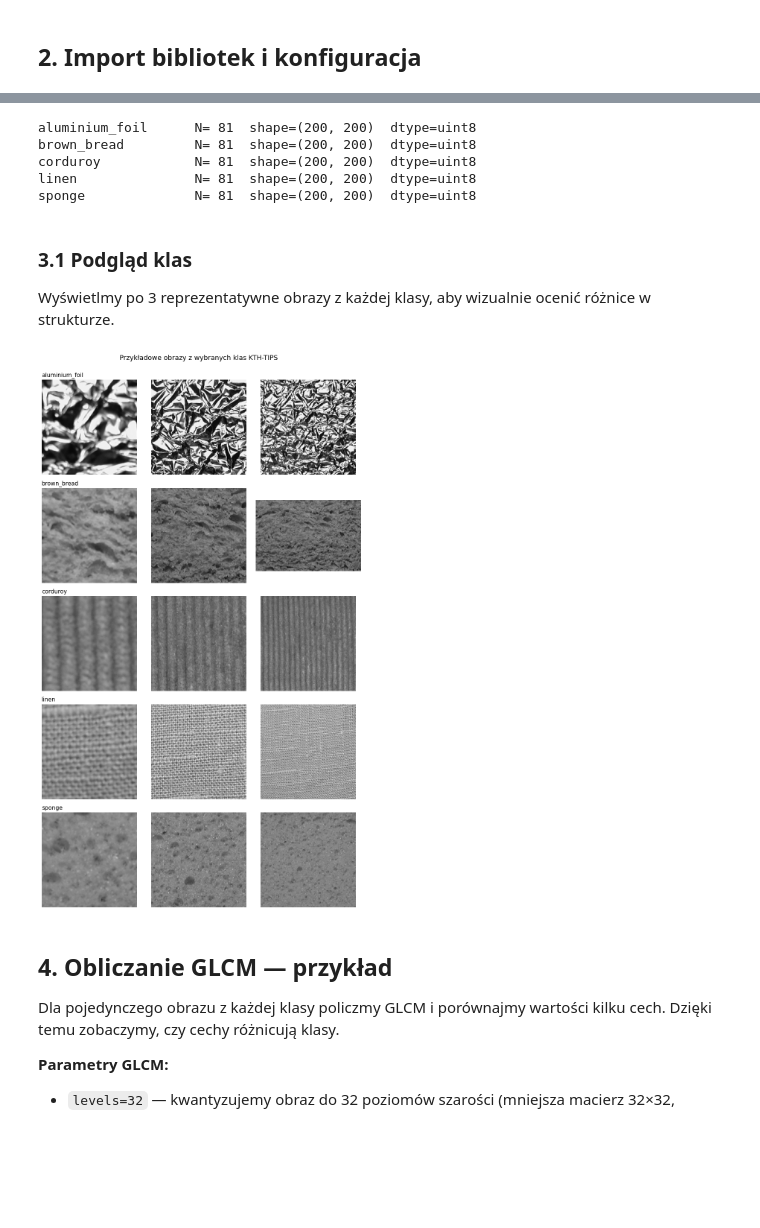
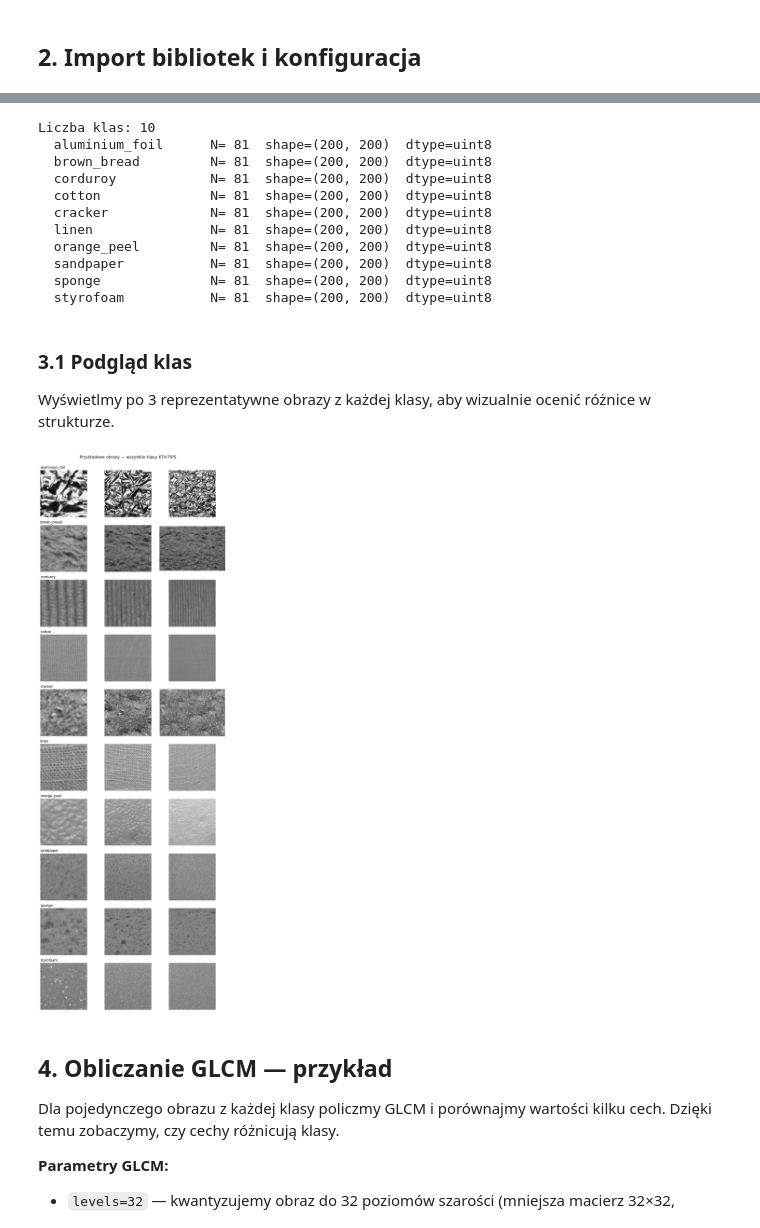
Before and after one commit to Ki3mONo/Computer-Vision-AGH, a Jupyter notebook: lab4/lab4.ipynb, the cells around one changed output, grey strips where cells are left out. Cells and saved outputs as stored; diff of their text form; code cells hidden in the pictures; blank space fills up the shorter version.

Commit message:
lab4 all classes

```diff
--- a/lab4/lab4.ipynb
+++ b/lab4/lab4.ipynb
@@ -67,6 +72,6 @@ Wybieramy **5 klas** o wyraźnie różnej strukturze powierzchni, aby zadanie kl
 # %%
 DATA_DIR = Path('KTH_TIPS')
-CLASSES = ['aluminium_foil', 'brown_bread', 'corduroy', 'linen', 'sponge']
+CLASSES = sorted([d.name for d in DATA_DIR.iterdir() if d.is_dir()])
 
 def load_class_images(class_name, data_dir=DATA_DIR):
     folder = data_dir / class_name
@@ -77,32 +82,39 @@ def load_class_images(class_name, data_dir=DATA_DIR):
     return images
 
 dataset = {c: load_class_images(c) for c in CLASSES}
+print(f'Liczba klas: {len(CLASSES)}')
 for c, imgs in dataset.items():
-    print(f'{c:18s}  N={len(imgs):3d}  shape={imgs[0].shape}  dtype={imgs[0].dtype}')
+    print(f'  {c:18s}  N={len(imgs):3d}  shape={imgs[0].shape}  dtype={imgs[0].dtype}')
 # %% [output]
-aluminium_foil      N= 81  shape=(200, 200)  dtype=uint8
-brown_bread         N= 81  shape=(200, 200)  dtype=uint8
-corduroy            N= 81  shape=(200, 200)  dtype=uint8
-linen               N= 81  shape=(200, 200)  dtype=uint8
-sponge              N= 81  shape=(200, 200)  dtype=uint8
+Liczba klas: 10
+  aluminium_foil      N= 81  shape=(200, 200)  dtype=uint8
+  brown_bread         N= 81  shape=(200, 200)  dtype=uint8
+  corduroy            N= 81  shape=(200, 200)  dtype=uint8
+  cotton              N= 81  shape=(200, 200)  dtype=uint8
+  cracker             N= 81  shape=(200, 200)  dtype=uint8
+  linen               N= 81  shape=(200, 200)  dtype=uint8
+  orange_peel         N= 81  shape=(200, 200)  dtype=uint8
+  sandpaper           N= 81  shape=(200, 200)  dtype=uint8
+  sponge              N= 81  shape=(200, 200)  dtype=uint8
+  styrofoam           N= 81  shape=(200, 200)  dtype=uint8
 # %% [markdown]
 ### 3.1 Podgląd klas
 
 Wyświetlmy po 3 reprezentatywne obrazy z każdej klasy, aby wizualnie ocenić różnice w strukturze.
 # %%
-fig, axes = plt.subplots(len(CLASSES), 3, figsize=(9, 3 * len(CLASSES)))
+N_PREVIEW = 3
+fig, axes = plt.subplots(len(CLASSES), N_PREVIEW, figsize=(3 * N_PREVIEW, 2.5 * len(CLASSES)))
 for row, c in enumerate(CLASSES):
-    samples = dataset[c][::len(dataset[c]) // 3][:3]
+    step = max(1, len(dataset[c]) // N_PREVIEW)
+    samples = dataset[c][::step][:N_PREVIEW]
     for col, img in enumerate(samples):
         axes[row, col].imshow(img, cmap='gray', vmin=0, vmax=255)
         axes[row, col].axis('off')
-        if col == 0:
-            axes[row, col].set_ylabel(c, rotation=0, labelpad=55, fontsize=11, va='center')
     axes[row, 0].set_title(c, fontsize=11, loc='left')
-plt.suptitle('Przykładowe obrazy z wybranych klas KTH-TIPS', fontsize=13, y=1.0)
+plt.suptitle('Przykładowe obrazy — wszystkie klasy KTH-TIPS', fontsize=13, y=1.0)
 plt.tight_layout(); plt.show()
 # %% [output]
-[figure, old version]
+[figure, new version]
 # %% [markdown]
 ## 4. Obliczanie GLCM — przykład
 
```
Also changed, not shown: parts of 11 cells of this notebook.
